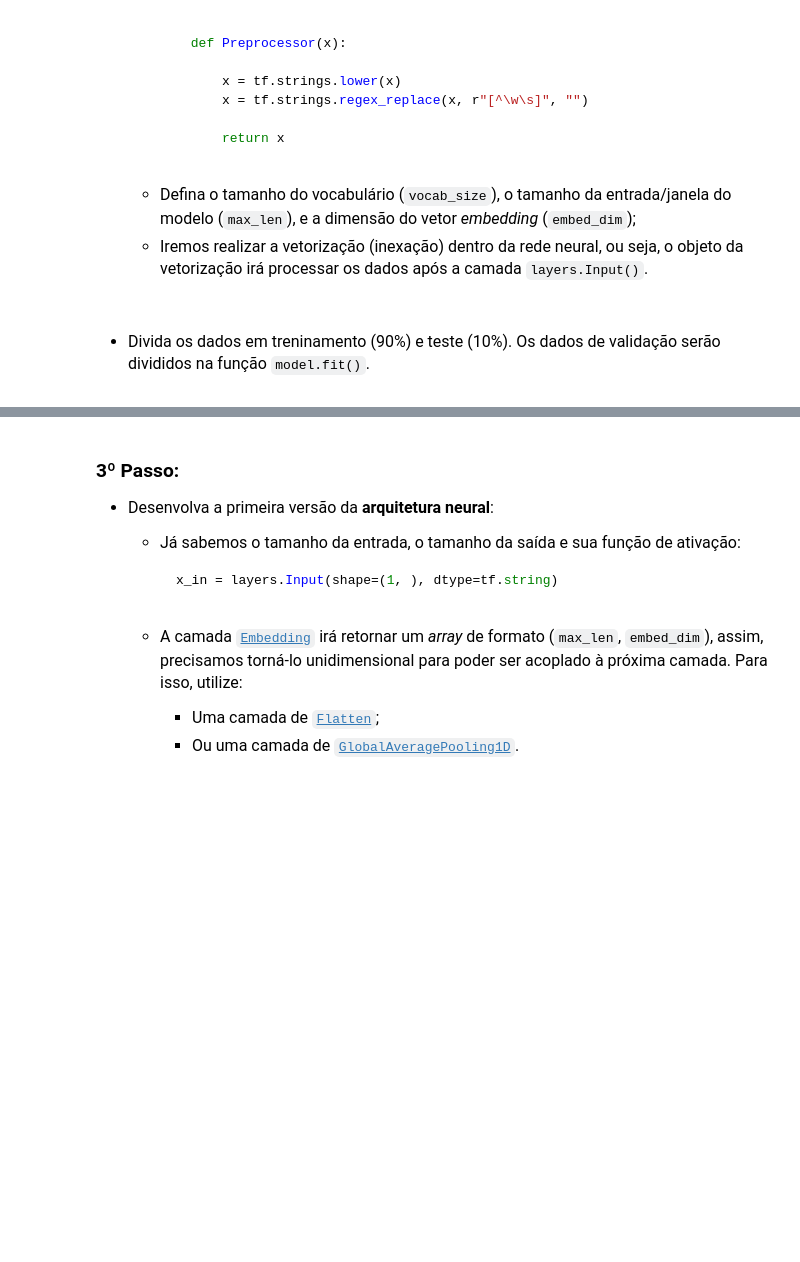
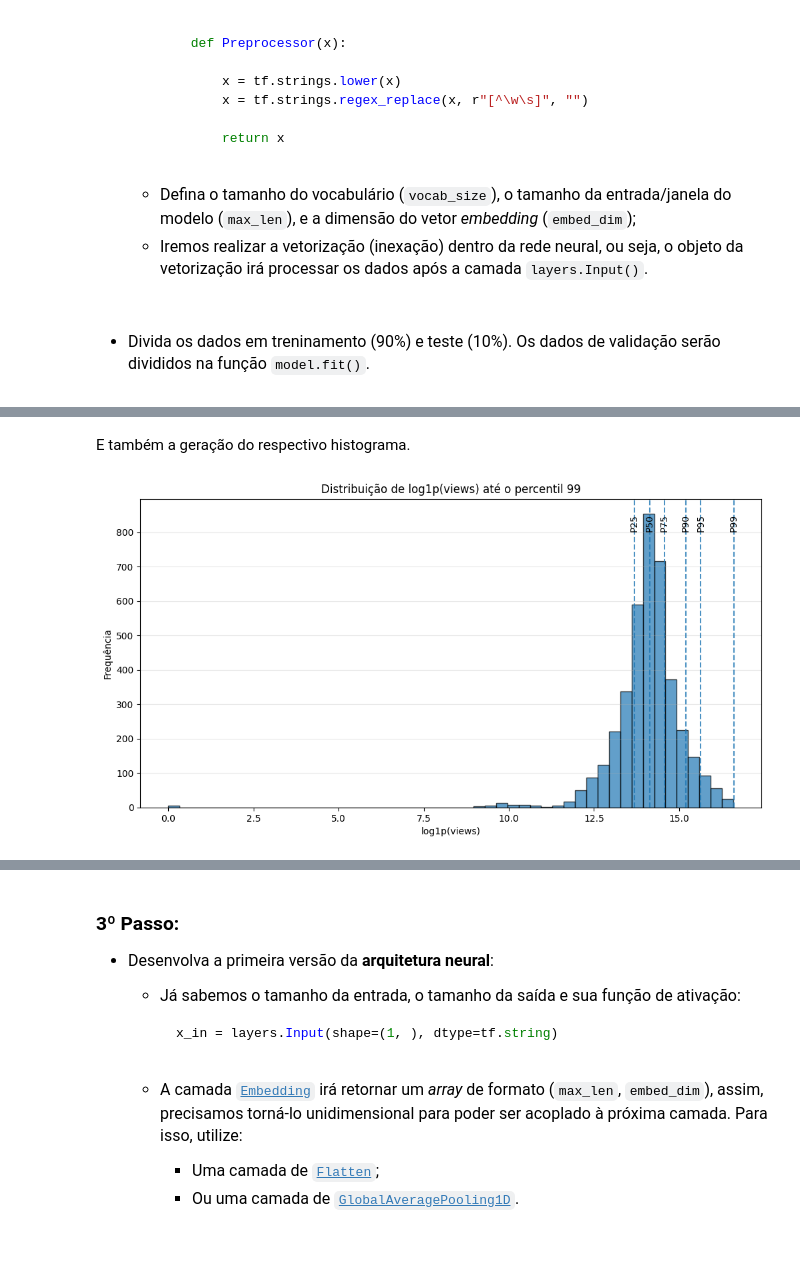
Before and after one commit to gilcesarf/imd1107-202601, a Jupyter notebook: 3-unidade/atividade1.ipynb, the cells around one changed output, grey strips where cells are left out. Cells and saved outputs as stored; diff of their text form; code cells hidden in the pictures; blank space fills up the shorter version.

```diff
--- a/3-unidade/atividade1.ipynb
+++ b/3-unidade/atividade1.ipynb
@@ -74,0 +206,4 @@ df.head()
+# %%
+y_log = np.log1p(y)
+
+descrever_variavel_numerica(y_log, "log1p(views)", decimals=2)
@@ -74,0 +230,10 @@ df.head()
+# %% [markdown]
+E também a geração do respectivo histograma.
+# %%
+plotar_histograma_com_percentis(
+    y_log,
+    nome="log1p(views)",
+    usar_milhoes=False
+)
+# %% [output]
+[figure, added]
```
Also changed, not shown: parts of 21 cells of this notebook.
